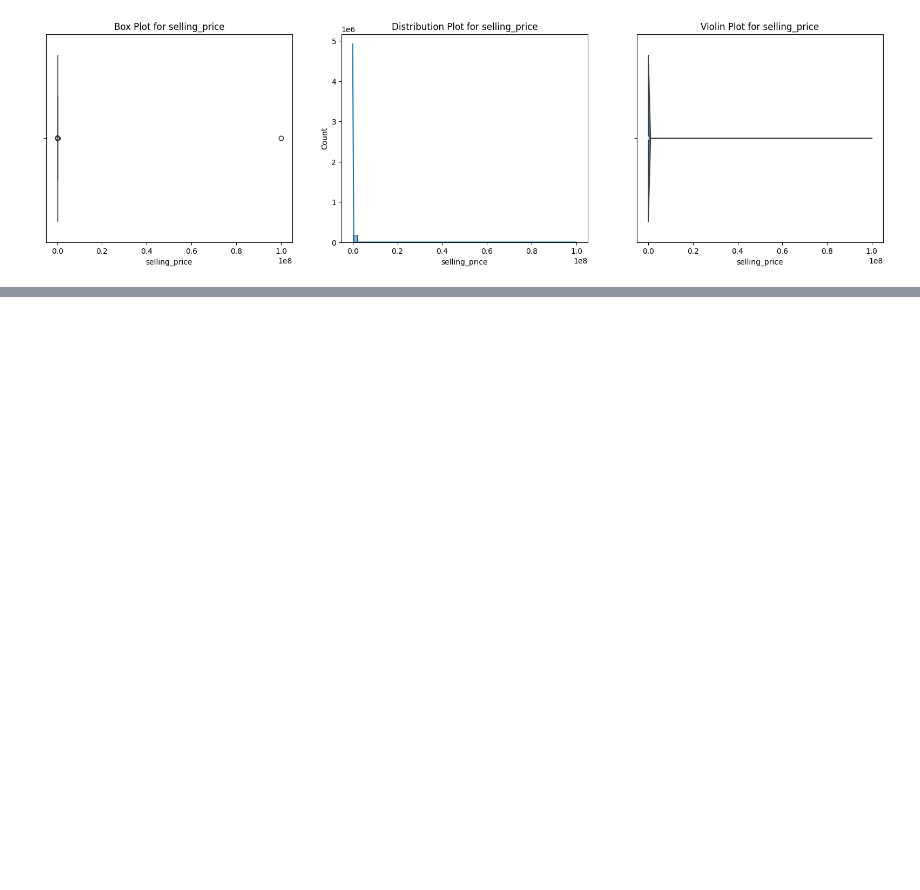
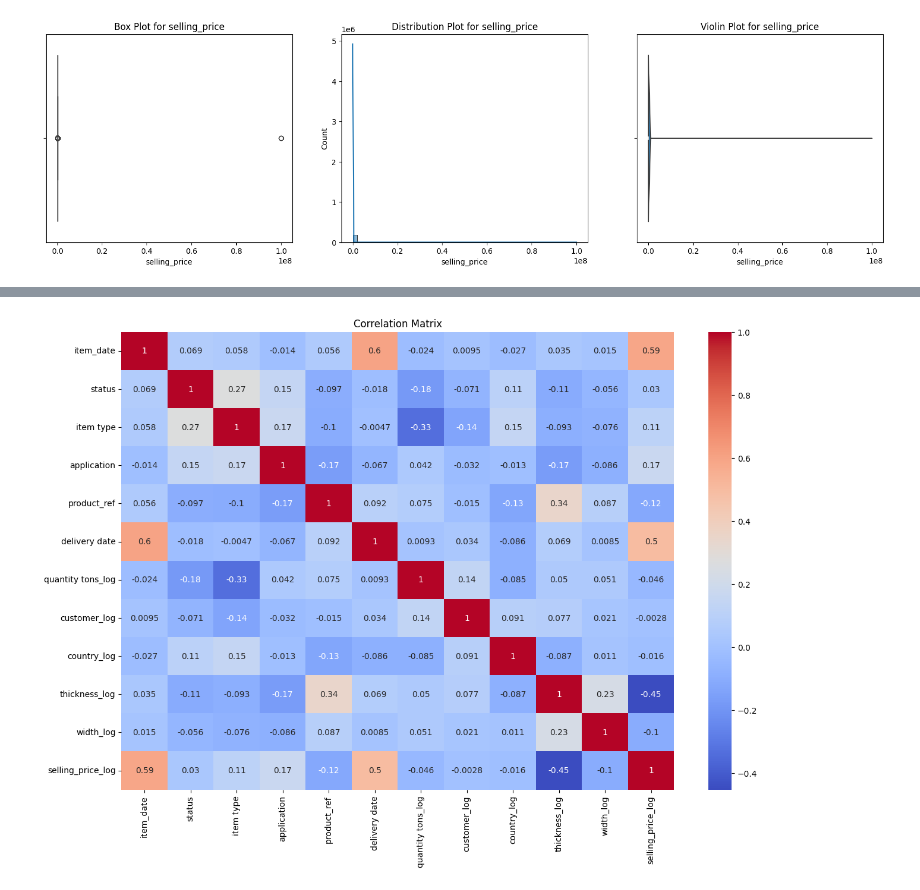
Before and after one commit to gkrishna247/copper-forge, a Jupyter notebook: program.ipynb, the cells around one changed output, grey strips where cells are left out. Cells and saved outputs as stored; diff of their text form; code cells hidden in the pictures; blank space fills up the shorter version.

```diff
--- a/program.ipynb
+++ b/program.ipynb
@@ -494,0 +558,3 @@ for i in ['quantity tons', 'customer', 'country', 'item type', 'application', 't
+# %%
+# drop the original columns
+df.drop(['quantity tons', 'customer', 'country', 'thickness', 'width', 'selling_price'], axis=1, inplace=True)
@@ -494,0 +651,11 @@ for i in ['quantity tons', 'customer', 'country', 'item type', 'application', 't
+# %%
+
+# check for highly correlated columns using sns heatmap
+columns = ['item_date', 'status', 'item type', 'application', 'product_ref', 'delivery date', 'quantity tons_log', 'customer_log', 'country_log', 'thickness_log', 'width_log', 'selling_price_log']
+corr = df[columns].corr()
+plt.figure(figsize=(15,10))
+sns.heatmap(corr, annot=True, cmap='coolwarm')
+plt.title('Correlation Matrix')
+plt.show()
+# %% [output]
+[figure, added]
```
Also changed, not shown: parts of 17 cells of this notebook, 1 other file.
